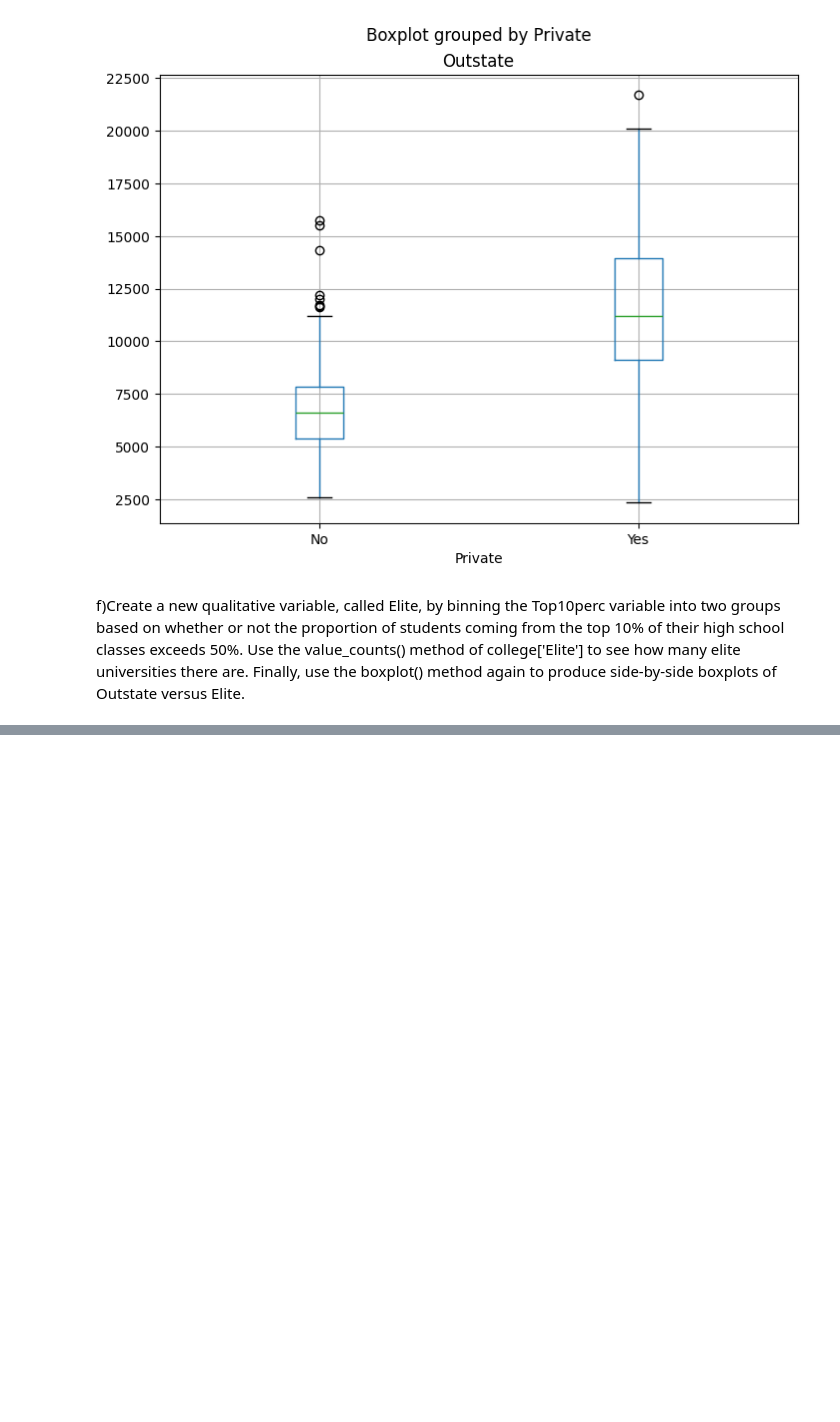
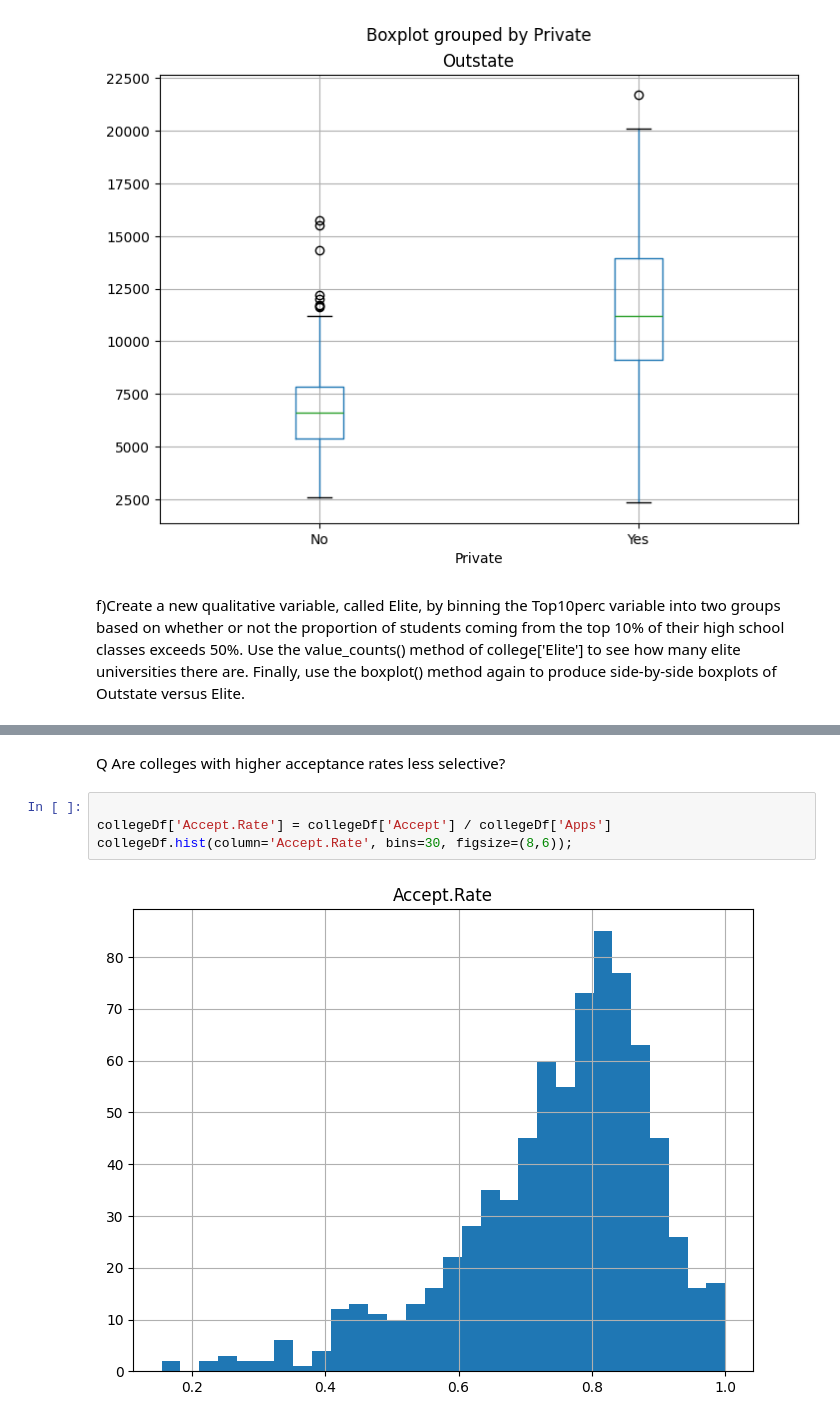
Before and after one commit to PrateekMinhas09/Data-Statistics-and-modeling-w-Python, a Jupyter notebook: Statistical_Learning: Ch2/AppliedExercise.ipynb, the cells around one changed output, grey strips where cells are left out. Saved outputs shown, nothing was run; the diff lists cells and outputs as text; blank space fills up the shorter version.

```diff
--- a/Statistical_Learning: Ch2/AppliedExercise.ipynb
+++ b/Statistical_Learning: Ch2/AppliedExercise.ipynb
@@ -130,0 +248,8 @@ again to produce side-by-side boxplots of Outstate versus Elite.
+# %% [markdown]
+Q Are colleges with higher acceptance rates less selective?
+# %%
+
+collegeDf['Accept.Rate'] = collegeDf['Accept'] / collegeDf['Apps']
+collegeDf.hist(column='Accept.Rate', bins=30, figsize=(8,6));
+# %% [output]
+[figure, added]
```
Also changed, not shown: parts of 20 cells of this notebook.
